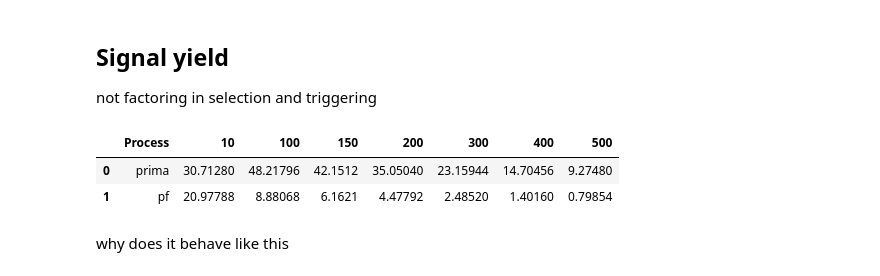
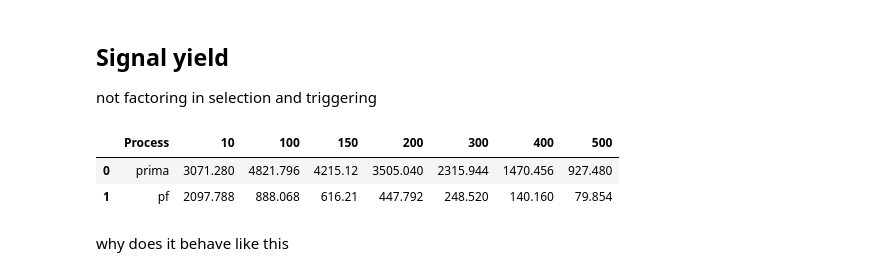
Before and after one commit to GnarlyYew/ldmx-alp-study, a Jupyter notebook: configs/analyzingroot.ipynb, the cells around one changed output. Drawn from its saved outputs; the diff is of its cells as text; code cells hidden in the pictures.

```diff
--- a/configs/analyzingroot.ipynb
+++ b/configs/analyzingroot.ipynb
@@ -16,7 +16,9 @@ import plotly.graph_objects as go
 # %% [markdown]
 ## Reconstruction efficiency
 # %%
-with uproot.open(f'ALP_m__PN_ntuple.root') as f:
+with uproot.open(f'ALP_m200_pf_scored_ntuple.root') as f:
     events = f['Features'].arrays(library='pd')
-events
+
+deposited = events['NHits'] * events['Eav']
+deposited
 # %% [output]
@@ -82,35 +83,35 @@ not factoring in selection and triggering
 # %%
 processes = ['prima', 'pf']
 masses = [10, 100, 150, 200, 300, 400, 500]
 
 sig_yield = {'Process': processes}
 for mass in masses:
     sig_yield[mass] = []
 
 N_prod_proc = {'Process': processes}
-N_prod_proc[10] = [1340, 139]
-N_prod_proc[100] = [337, 53]
-N_prod_proc[150] = [210, 35]
-N_prod_proc[200] = [140, 24]
-N_prod_proc[300] = [68, 12]
-N_prod_proc[400] = [36, 6]
-N_prod_proc[500] = [20, 3]
+N_prod_proc[10] = [134000, 13900]
+N_prod_proc[100] = [33700, 5300]
+N_prod_proc[150] = [21000, 3500]
+N_prod_proc[200] = [14000, 2400]
+N_prod_proc[300] = [6800, 1200]
+N_prod_proc[400] = [3600, 600]
+N_prod_proc[500] = [2000, 300]
 
 
 for i, process in enumerate(processes):
     for j, mass in enumerate(masses):
         reco_eff = data[mass][i] / 100
         sig_yield[mass].append(N_prod_proc[mass][i] * reco_eff)
 
 
 
 df = pd.DataFrame(sig_yield)
 
 df
 # %% [output]
 |  | Process | 10 | 100 | 150 | 200 | 300 | 400 | 500 |
-| 0 | prima | 30.71280 | 48.21796 | 42.1512 | 35.05040 | 23.15944 | 14.70456 | 9.27480 |
-| 1 | pf | 20.97788 | 8.88068 | 6.1621 | 4.47792 | 2.48520 | 1.40160 | 0.79854 |
+| 0 | prima | 3071.280 | 4821.796 | 4215.12 | 3505.040 | 2315.944 | 1470.456 | 927.480 |
+| 1 | pf | 2097.788 | 888.068 | 616.21 | 447.792 | 248.520 | 140.160 | 79.854 |
 # %% [markdown]
 why does it behave like this
 # %% [markdown]
```
Also changed, not shown: parts of 7 cells of this notebook, 10 other files.
